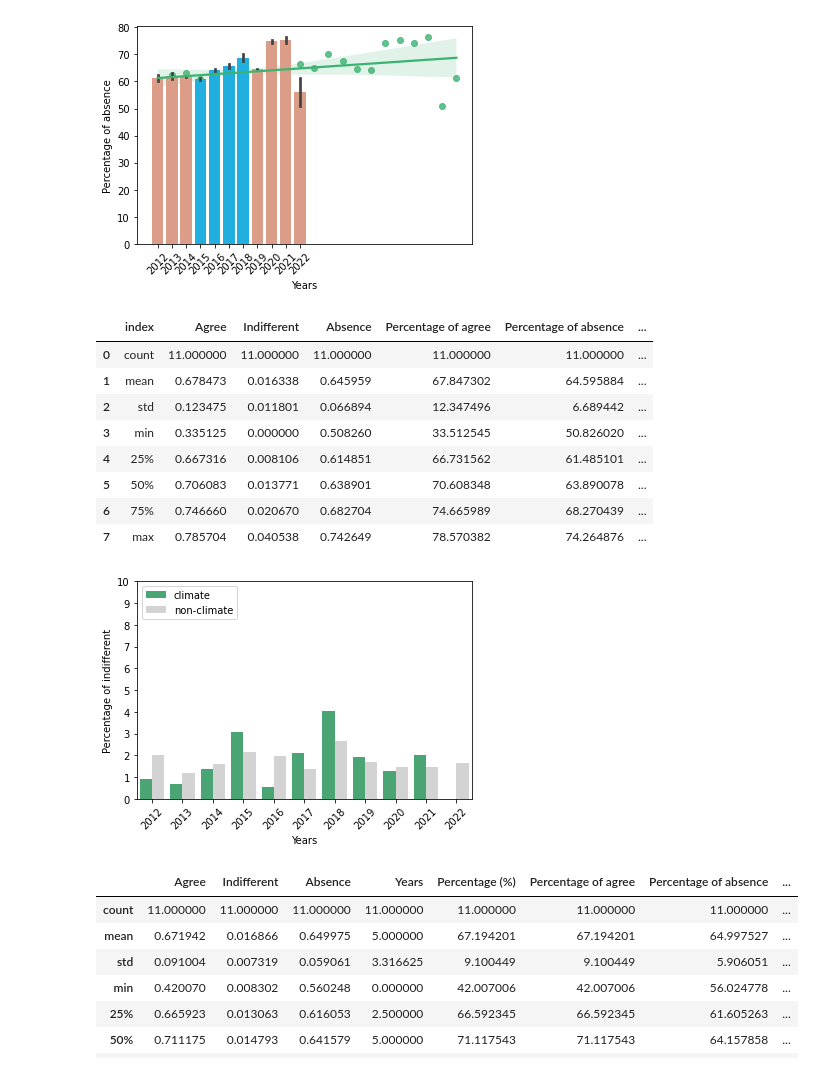
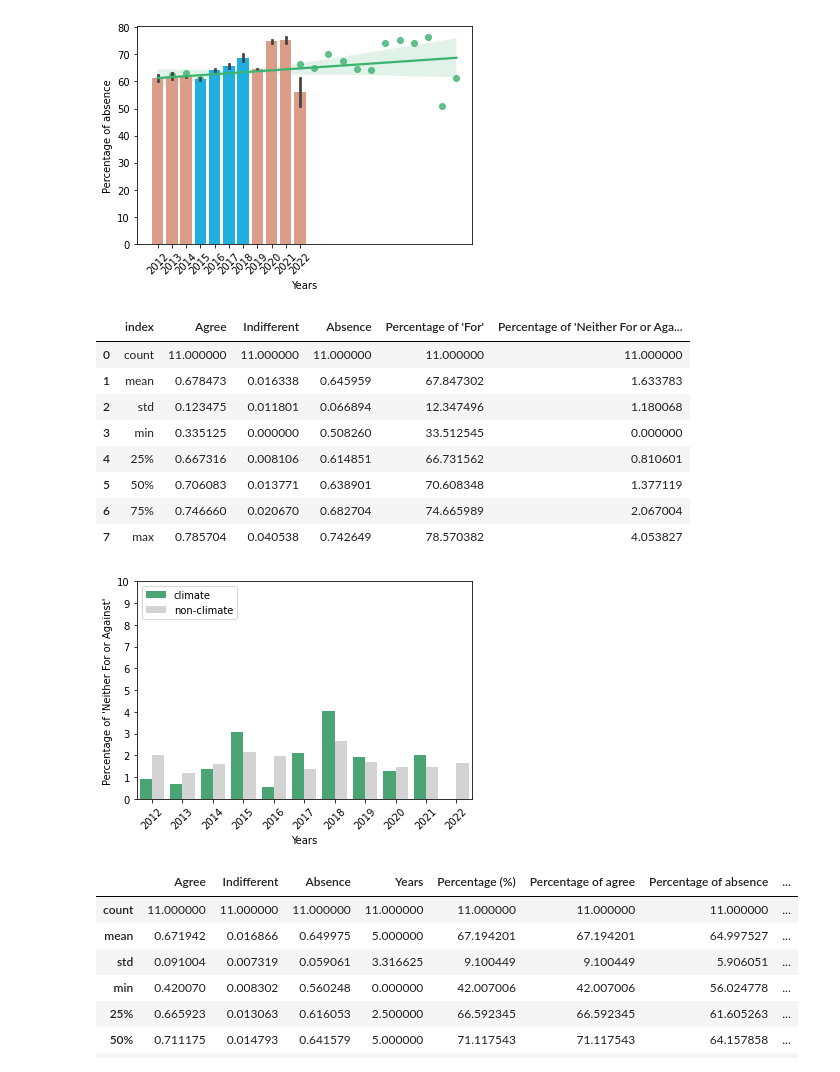
Before and after one commit to jonahank/Vote-Prediction-Model, a Jupyter notebook: data_analysis/ft_vote.ipynb, the cells around one changed output. Drawn from its saved outputs; the diff is of its cells as text; code cells hidden in the pictures.

```diff
--- a/data_analysis/ft_vote.ipynb
+++ b/data_analysis/ft_vote.ipynb
@@ -666,10 +693,10 @@ year_agree_all
 | 10 | 2022 | 0.420070 | 0.008302 | 0.560248 | 2017 |
 # %%
 year_agree["Years"] = year_agree["year"]
-year_agree["Percentage of agree"] = year_agree["Agree"]*100
-g = sns.barplot(data=year_agree, x="Years", y="Percentage of agree", hue="y_pred", palette=["mediumseagreen", "lightgrey"])
+year_agree["Percentage of 'For'"] = year_agree["Agree"]*100
+g = sns.barplot(data=year_agree, x="Years", y="Percentage of 'For'", hue="y_pred", palette=["mediumseagreen", "lightgrey"])
 
-year_agree_all["Percentage of agree"] = year_agree_all["Agree"]*100
+year_agree_all["Percentage of 'For'"] = year_agree_all["Agree"]*100
 year_agree_all["Years"] = range(len(year_agree_all))
 #g = sns.regplot(x="Years", y="Percentage of agree", data=year_agree_all, color="mediumseagreen")
 plt.xticks(rotation=45)
@@ -773,30 +801,30 @@ plt.xticks(rotation=45)
 [figure]
 # %%
 year_agree["Years"] = year_agree["year"]
-year_agree["Percentage of indifferent"] = year_agree["Indifferent"]*100
-g = sns.barplot(data=year_agree, x="Years", y="Percentage of indifferent", hue="y_pred", palette=["mediumseagreen", "lightgrey"])
+year_agree["Percentage of 'Neither For or Against'"] = year_agree["Indifferent"]*100
+g = sns.barplot(data=year_agree, x="Years", y="Percentage of 'Neither For or Against'", hue="y_pred", palette=["mediumseagreen", "lightgrey"])
 
-year_agree_all["Percentage of indifferent"] = year_agree_all["Indifferent"]*100
+year_agree_all["Percentage of 'Neither For or Against'"] = year_agree_all["Indifferent"]*100
 year_agree_all["Years"] = range(len(year_agree_all))
 #g = sns.regplot(x="Years", y="Percentage of indifferent", data=year_agree_all, color="mediumseagreen")
 
 plt.xticks(rotation=45)
 plt.yticks(range(11))
 plt.legend(loc="upper left")
 plt.savefig('ft-votes-temporal-neither-parties.pdf', bbox_inches="tight")
 year_agree2 = year_agree[:-1]
 year_agree2[year_agree2["y_pred"]=="climate"].describe().reset_index()
 # %% [output]
-|  | index | Agree | Indifferent | Absence | Percentage of agree | Percentage of absence | ... |
-| 0 | count | 11.000000 | 11.000000 | 11.000000 | 11.000000 | 11.000000 | ... |
-| 1 | mean | 0.678473 | 0.016338 | 0.645959 | 67.847302 | 64.595884 | ... |
-| 2 | std | 0.123475 | 0.011801 | 0.066894 | 12.347496 | 6.689442 | ... |
-| 3 | min | 0.335125 | 0.000000 | 0.508260 | 33.512545 | 50.826020 | ... |
-| 4 | 25% | 0.667316 | 0.008106 | 0.614851 | 66.731562 | 61.485101 | ... |
-| 5 | 50% | 0.706083 | 0.013771 | 0.638901 | 70.608348 | 63.890078 | ... |
-| 6 | 75% | 0.746660 | 0.020670 | 0.682704 | 74.665989 | 68.270439 | ... |
-| 7 | max | 0.785704 | 0.040538 | 0.742649 | 78.570382 | 74.264876 | ... |
+|  | index | Agree | Indifferent | Absence | Percentage of 'For' | Percentage of 'Neither For or Aga... |
+| 0 | count | 11.000000 | 11.000000 | 11.000000 | 11.000000 | 11.000000 |
+| 1 | mean | 0.678473 | 0.016338 | 0.645959 | 67.847302 | 1.633783 |
+| 2 | std | 0.123475 | 0.011801 | 0.066894 | 12.347496 | 1.180068 |
+| 3 | min | 0.335125 | 0.000000 | 0.508260 | 33.512545 | 0.000000 |
+| 4 | 25% | 0.667316 | 0.008106 | 0.614851 | 66.731562 | 0.810601 |
+| 5 | 50% | 0.706083 | 0.013771 | 0.638901 | 70.608348 | 1.377119 |
+| 6 | 75% | 0.746660 | 0.020670 | 0.682704 | 74.665989 | 2.067004 |
+| 7 | max | 0.785704 | 0.040538 | 0.742649 | 78.570382 | 4.053827 |
-[figure, old version]
+[figure, new version]
 # %%
 year_agree.describe()
 # %% [output]
```
Also changed, not shown: parts of 6 cells of this notebook.
